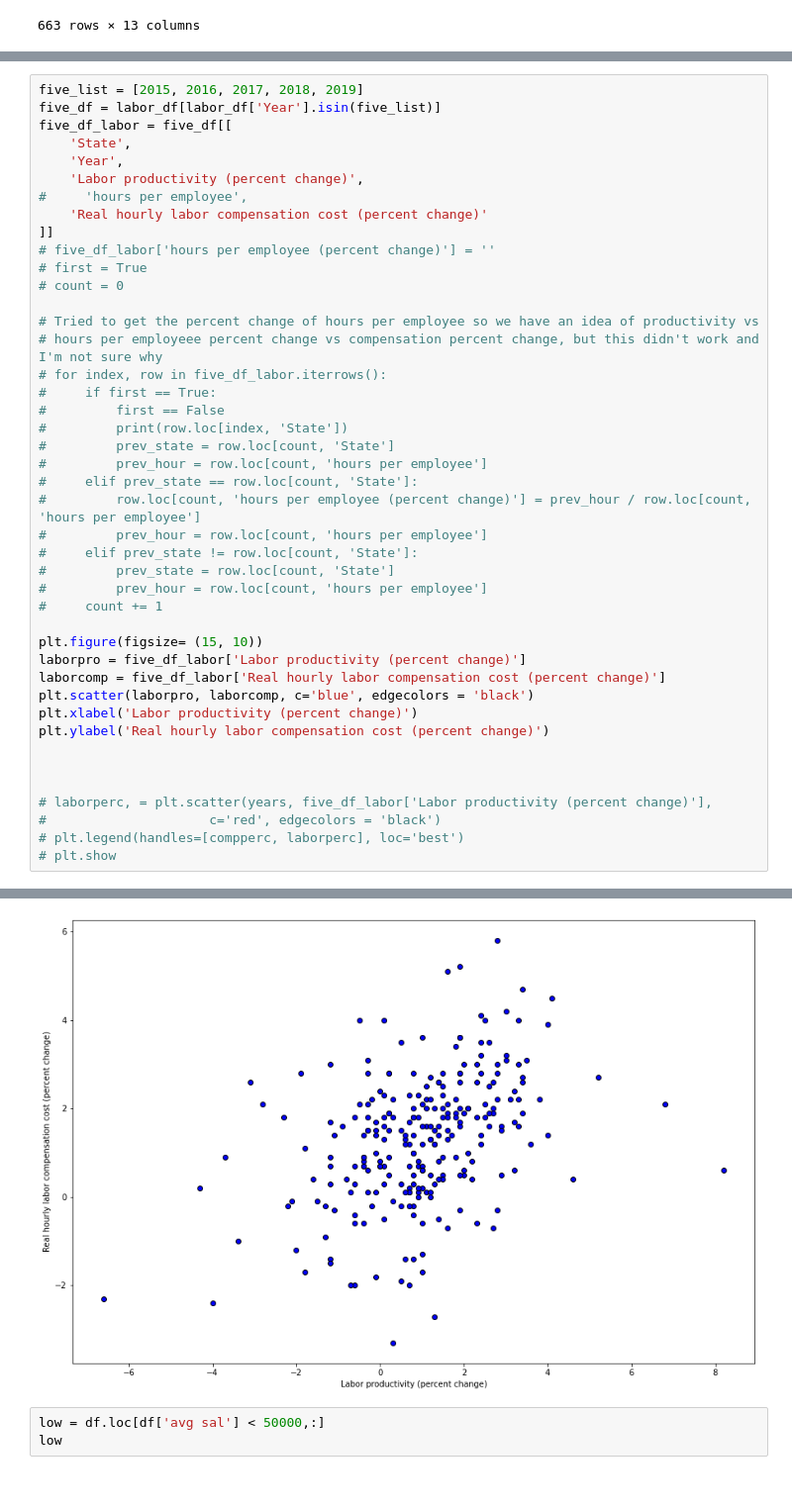
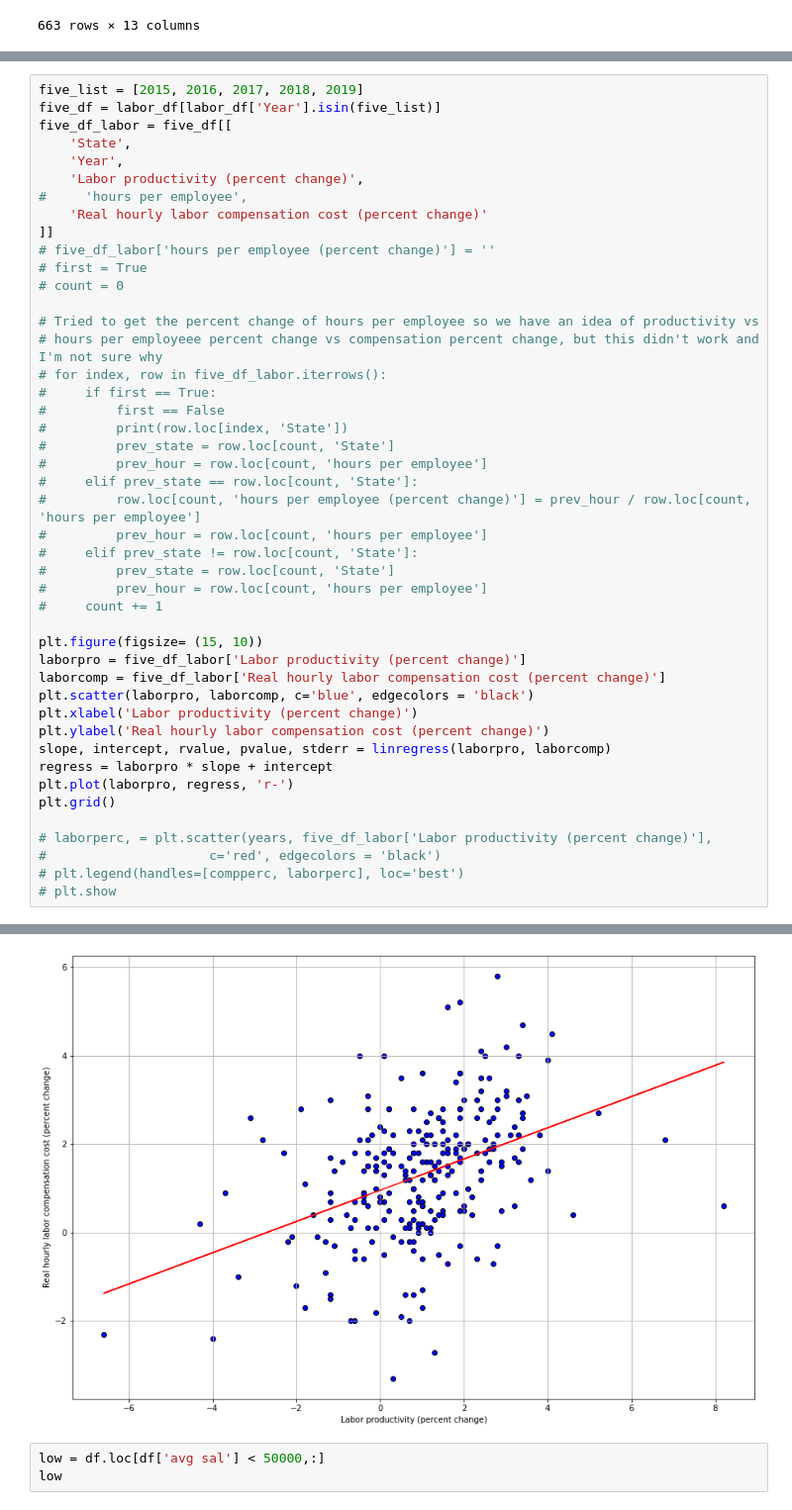
Before and after one commit to Blashford/Next-Factory-ACME, a Jupyter notebook: starter_notebook.ipynb, the cells around one changed output, grey strips where cells are left out. Shown at 99% size. Saved outputs shown, nothing was run; the diff lists cells and outputs as text.

```diff
--- a/starter_notebook.ipynb
+++ b/starter_notebook.ipynb
@@ -291,8 +302,10 @@ laborcomp = five_df_labor['Real hourly labor compensation cost (percent change)'
 plt.scatter(laborpro, laborcomp, c='blue', edgecolors = 'black')
 plt.xlabel('Labor productivity (percent change)')
 plt.ylabel('Real hourly labor compensation cost (percent change)')
-
-
+slope, intercept, rvalue, pvalue, stderr = linregress(laborpro, laborcomp)
+regress = laborpro * slope + intercept
+plt.plot(laborpro, regress, 'r-')
+plt.grid()
 
 # laborperc, = plt.scatter(years, five_df_labor['Labor productivity (percent change)'],
 #                     c='red', edgecolors = 'black')
@@ -303,4 +315,4 @@ Text(0, 0.5, 'Real hourly labor compensation cost (percent change)')
-[figure, old version]
+[figure, new version]
 # %%
 low = df.loc[df['avg sal'] < 50000,:]
 low
```
Also changed, not shown: parts of 5 cells of this notebook.
